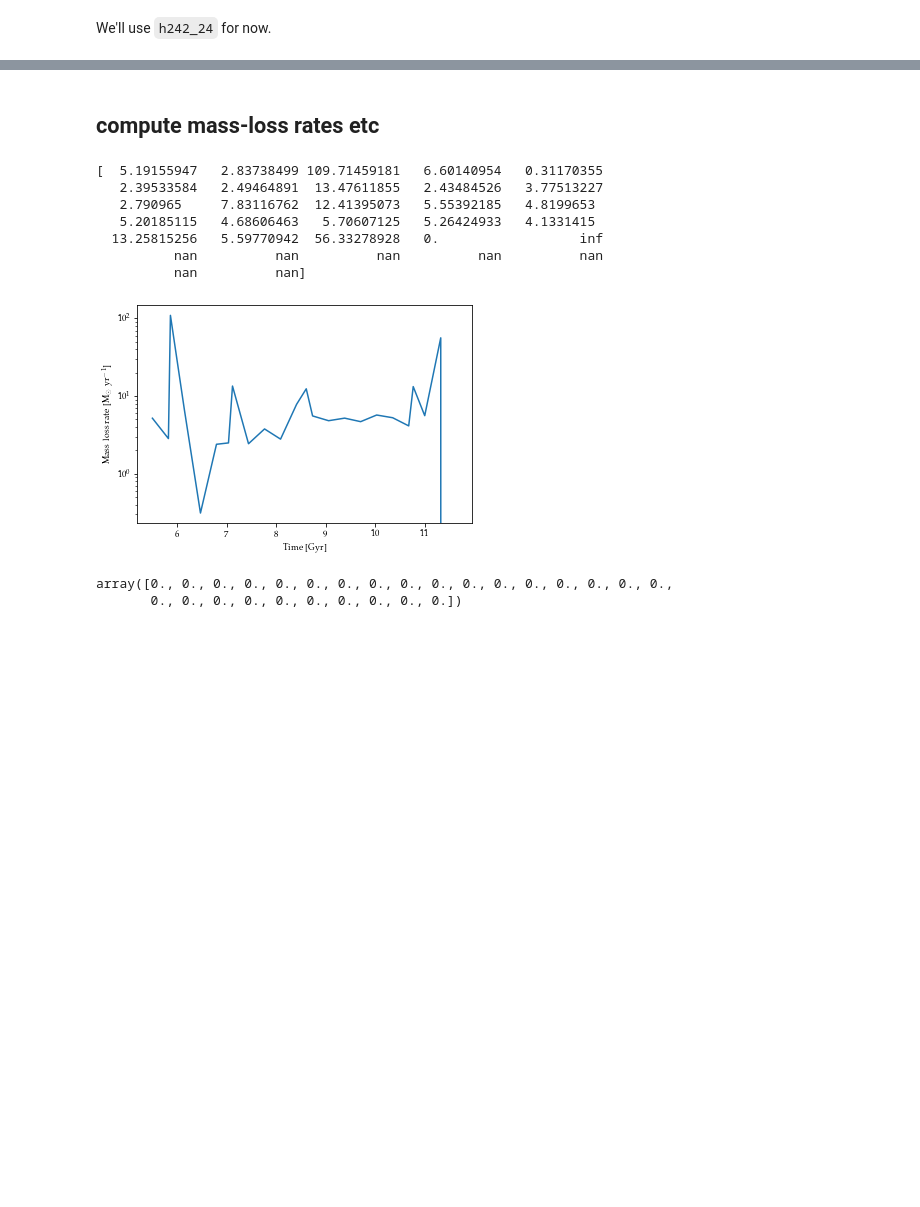
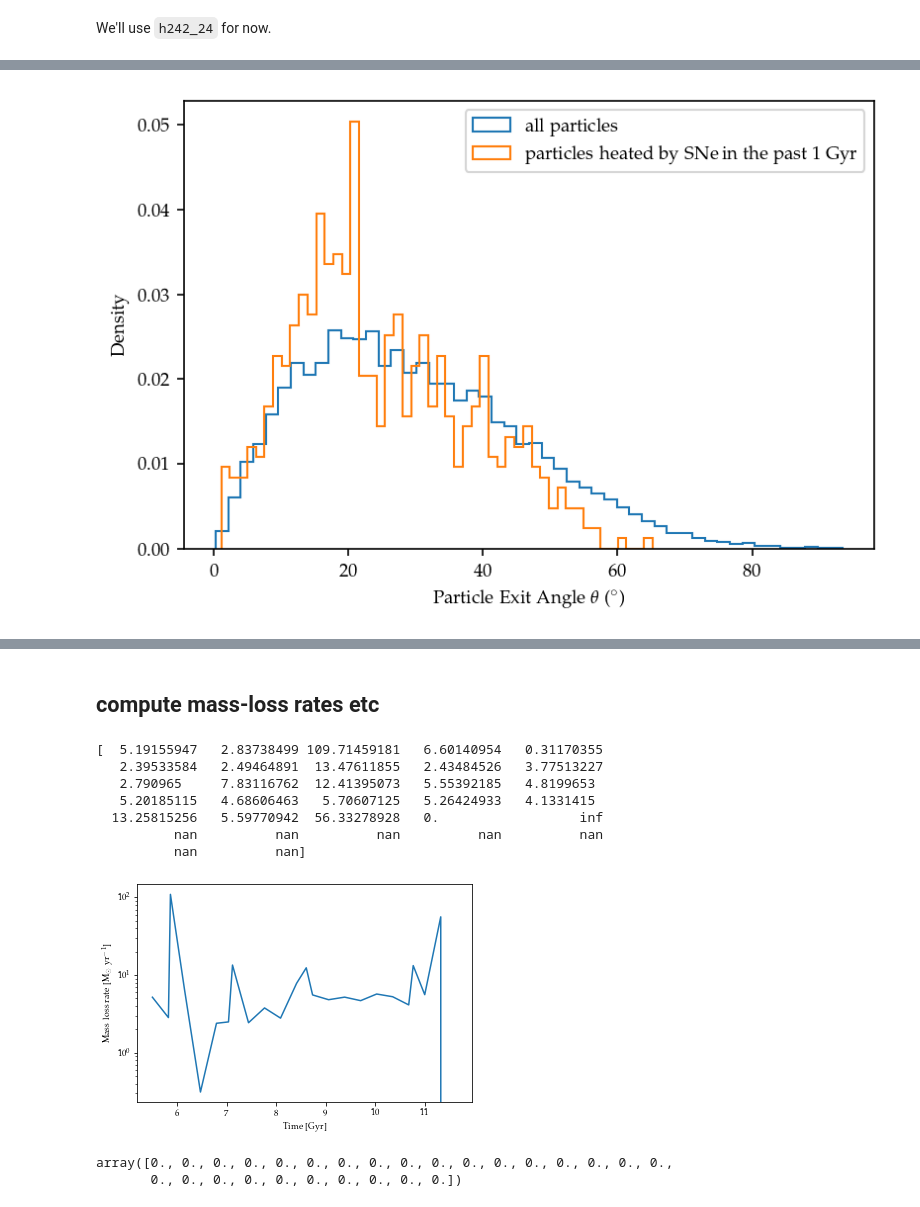
Before and after one commit to hollisakins/Justice_League_Code, a Jupyter notebook: Analysis/RamPressure/ParticleTrackingPlots.ipynb, the cells around one changed output, grey strips where cells are left out. Drawn from its saved outputs; the diff is of its cells as text; code cells hidden in the pictures; blank space fills up the shorter version.

```diff
--- a/Analysis/RamPressure/ParticleTrackingPlots.ipynb
+++ b/Analysis/RamPressure/ParticleTrackingPlots.ipynb
@@ -150,0 +297,20 @@ plt.show()
+# %%
+v = np.array([12,-15,5])
+r = np.array([0,0,1])*np.linalg.norm(v)
+
+def rotation_matrix_from_vectors(vec1, vec2):
+    """ Find the rotation matrix that aligns vec1 to vec2
+    :param vec1: A 3d "source" vector
+    :param vec2: A 3d "destination" vector
+    :return mat: A transform matrix (3x3) which when applied to vec1, aligns it with vec2.
+    """
+    a, b = (vec1 / np.linalg.norm(vec1)).reshape(3), (vec2 / np.linalg.norm(vec2)).reshape(3)
+    v = np.cross(a, b)
+    c = np.dot(a, b)
+    s = np.linalg.norm(v)
+    kmat = np.array([[0, -v[2], v[1]], [v[2], 0, -v[0]], [-v[1], v[0], 0]])
+    rotation_matrix = np.eye(3) + kmat + kmat.dot(kmat) * ((1 - c) / (s ** 2))
+    return rotation_matrix
+
+matr = rotation_matrix_from_vectors(r,v)
+out = matr @ np.array([1,0,0])
@@ -150,0 +377,26 @@ plt.show()
+# %%
+angles = np.array([])
+
+for d in tqdm.tqdm(just_left.iterrows()):
+    v = np.array([d[1].vx,d[1].vy,d[1].vz])
+    v_sat = np.array([d[1].sat_vx,d[1].sat_vy,d[1].sat_vz])
+    v_host = np.array([d[1].host_vx,d[1].host_vy,d[1].host_vz])
+    v_rel = v_host - v_sat # different than usual
+
+    v_hat = v / np.linalg.norm(v)
+    v_rel_hat = v_rel / np.linalg.norm(v_rel)
+    angle = np.arccos(np.dot(v_hat,v_rel_hat)) * 180/np.pi
+    angles = np.append(angles,angle)
+# %%
+plt.figure(dpi=150)
+plt.hist(angles, histtype='step', bins=50, density=True, label='all particles')
+
+SNe_bool = np.array(just_left.coolontime > just_left.time - 1,dtype=bool)
+plt.hist(angles[SNe_bool], histtype='step', bins=50, density=True, label='particles heated by SNe in the past 1 Gyr')
+
+plt.xlabel(r'Particle Exit Angle $\theta$ ($^\circ$)')
+plt.ylabel('Density')
+plt.legend()
+plt.show()
+# %% [output]
+[figure, added]
```
Also changed, not shown: parts of 21 cells of this notebook, 9 other files.
